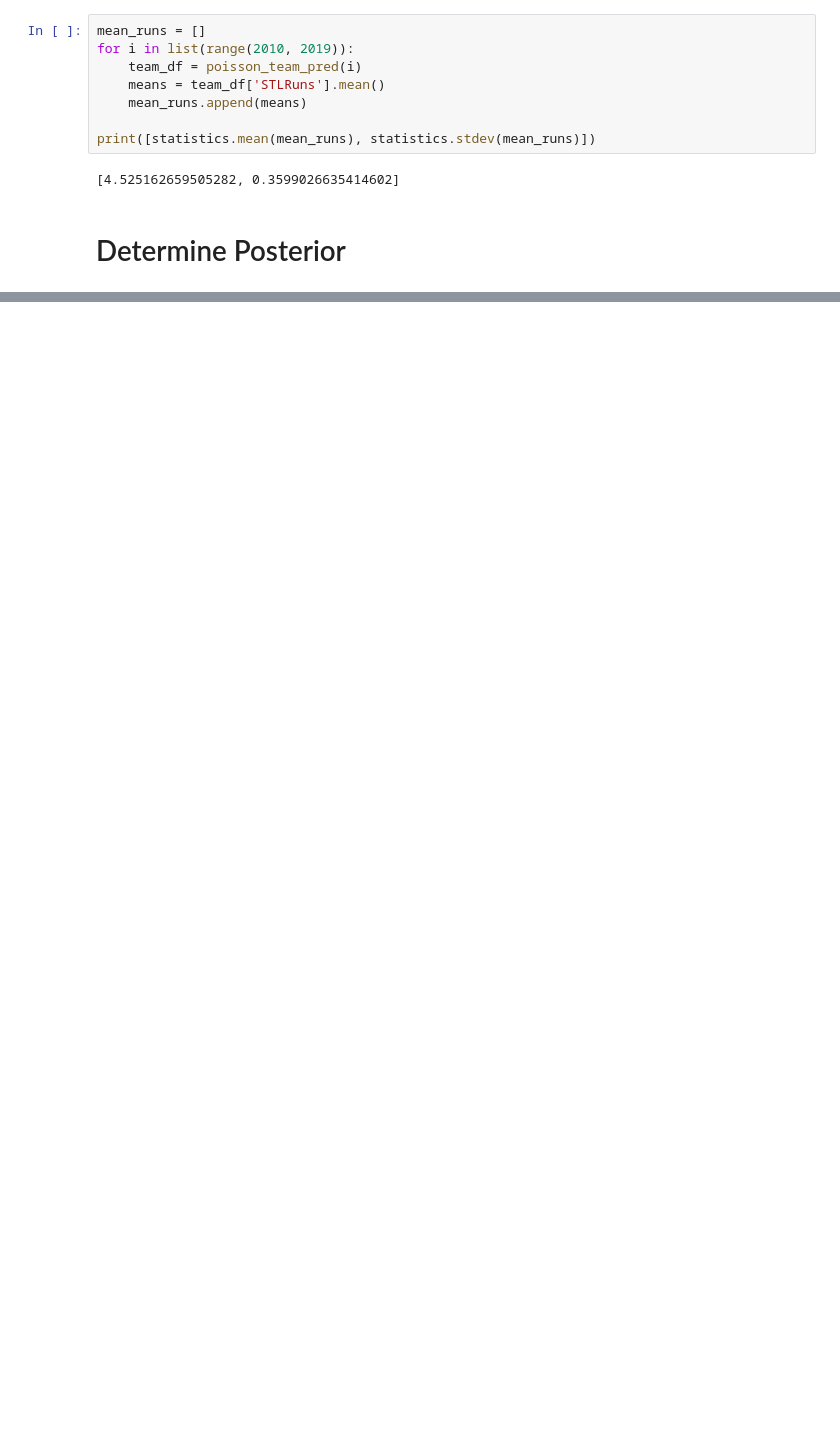
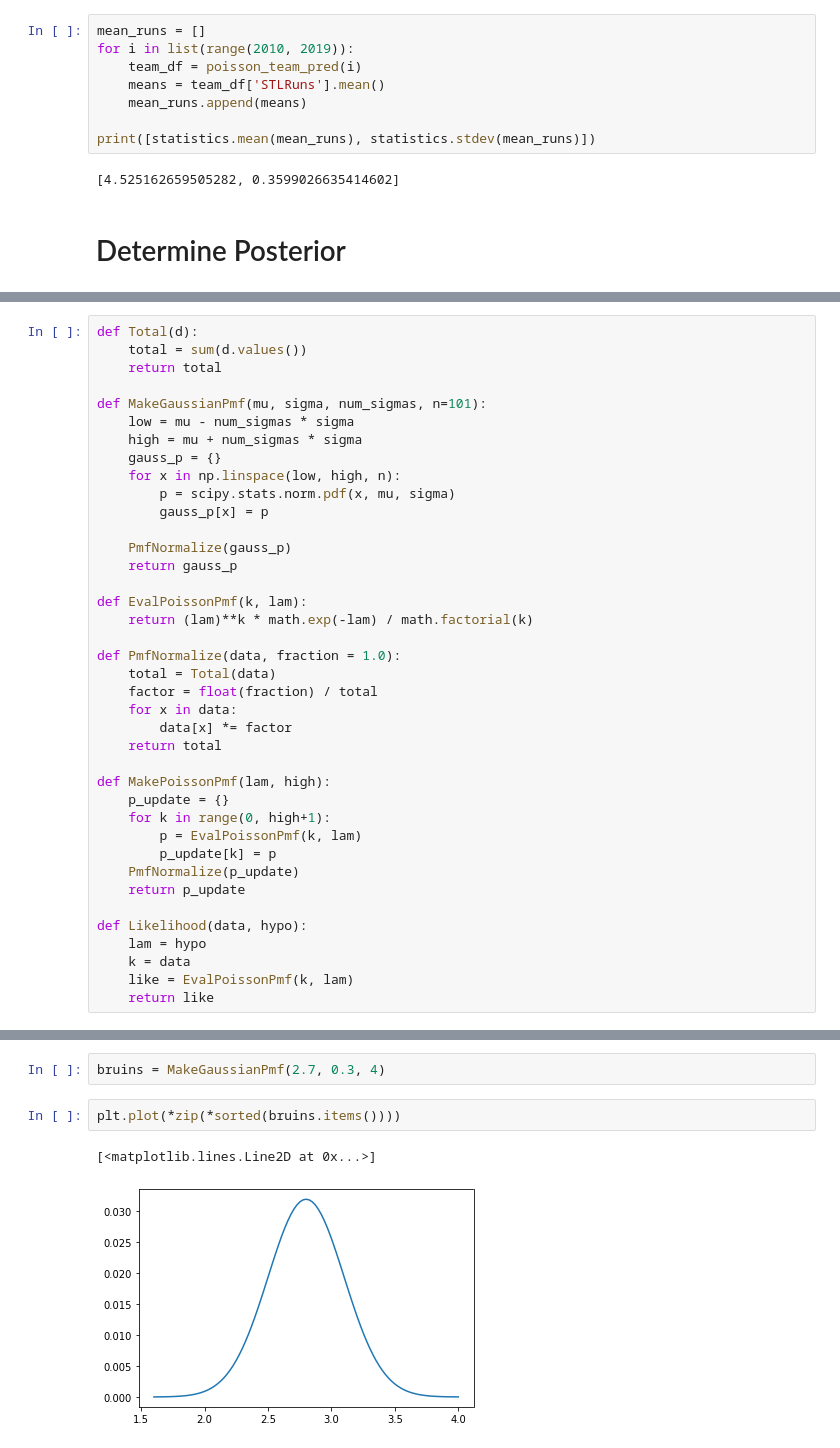
Before and after one commit to nmarey/MLB_Data_Lab, a Jupyter notebook: Poisson Distribution Probability of Win.ipynb, the cells around one changed output, grey strips where cells are left out. Saved outputs shown, nothing was run; the diff lists cells and outputs as text; blank space fills up the shorter version.

```diff
--- a/Poisson Distribution Probability of Win.ipynb
+++ b/Poisson Distribution Probability of Win.ipynb
@@ -223,0 +236,39 @@ print([statistics.mean(mean_runs), statistics.stdev(mean_runs)])
+# %%
+def Total(d):
+    total = sum(d.values())
+    return total
+
+def MakeGaussianPmf(mu, sigma, num_sigmas, n=101):
+    low = mu - num_sigmas * sigma
+    high = mu + num_sigmas * sigma
+    gauss_p = {}
+    for x in np.linspace(low, high, n):
+        p = scipy.stats.norm.pdf(x, mu, sigma)
+        gauss_p[x] = p
+
+    PmfNormalize(gauss_p)
+    return gauss_p
+
+def EvalPoissonPmf(k, lam):
+    return (lam)**k * math.exp(-lam) / math.factorial(k)
+
+def PmfNormalize(data, fraction = 1.0):
+    total = Total(data)
+    factor = float(fraction) / total
+    for x in data:
+        data[x] *= factor
+    return total
+
+def MakePoissonPmf(lam, high):
+    p_update = {}
+    for k in range(0, high+1):
+        p = EvalPoissonPmf(k, lam)
+        p_update[k] = p
+    PmfNormalize(p_update)
+    return p_update
+
+def Likelihood(data, hypo):
+    lam = hypo
+    k = data
+    like = EvalPoissonPmf(k, lam)
+    return like
@@ -223,0 +304,7 @@ print([statistics.mean(mean_runs), statistics.stdev(mean_runs)])
+# %%
+bruins = MakeGaussianPmf(2.7, 0.3, 4)
+# %%
+plt.plot(*zip(*sorted(bruins.items())))
+# %% [output]
+[<matplotlib.lines.Line2D at 0x...>]
+[figure, added]
```
Also changed, not shown: parts of 19 cells of this notebook.
